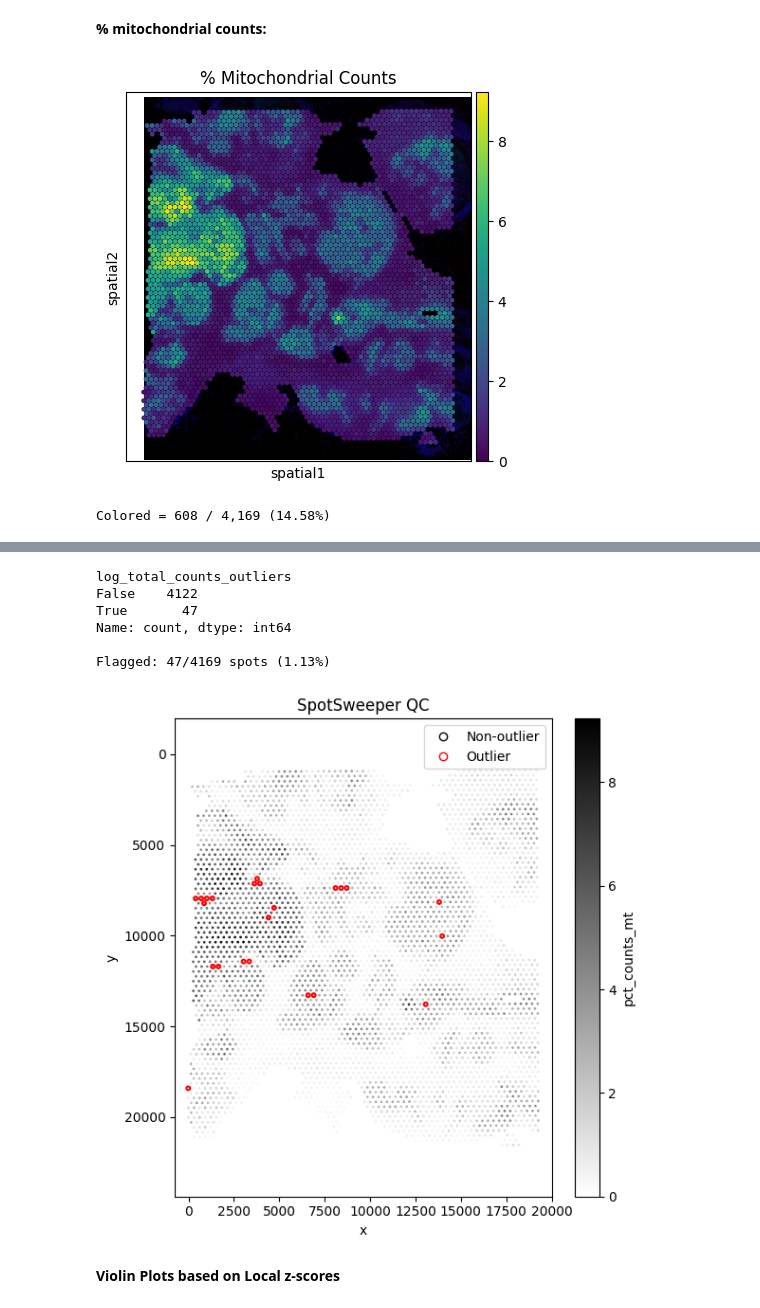
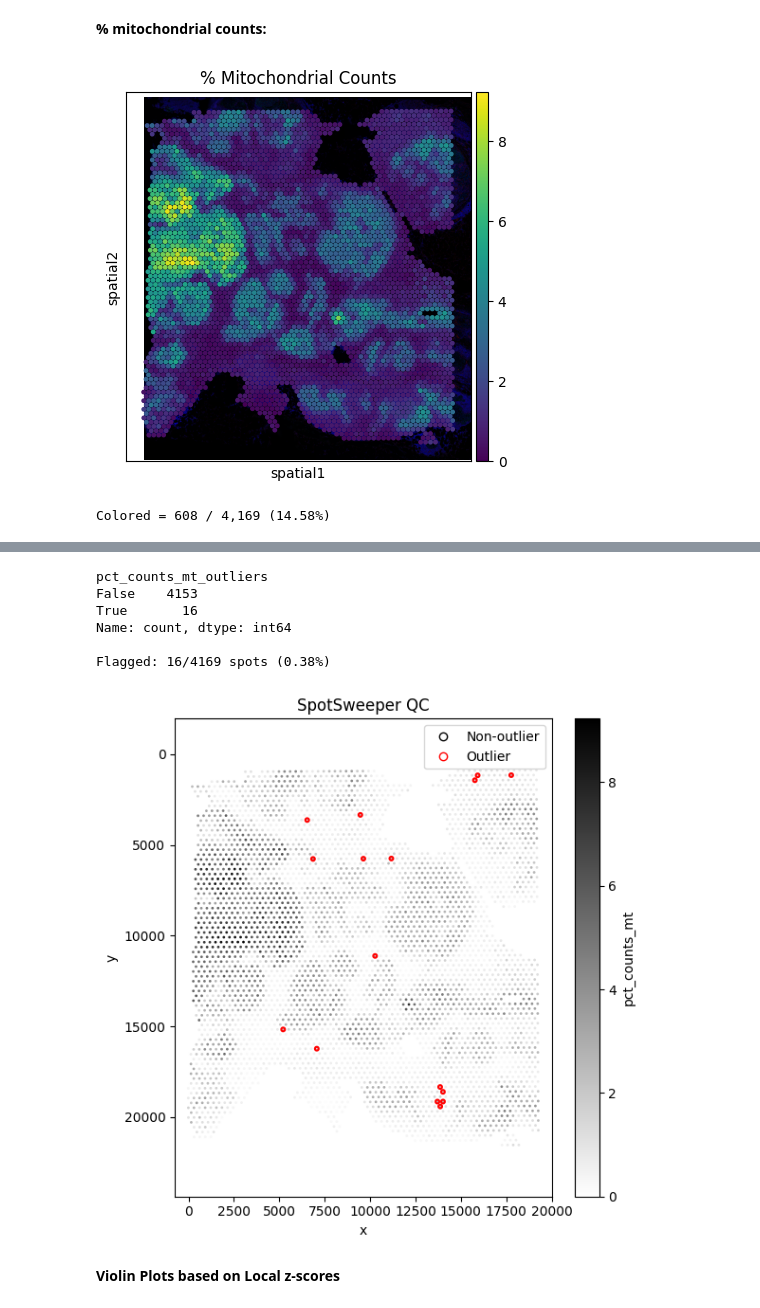
Before and after one commit to danielchen05/SpotSweeper_py_paper, a Jupyter notebook: Visium.ipynb, the cells around one changed output, grey strips where cells are left out. Cells and saved outputs as stored; diff of their text form; code cells hidden in the pictures.

Commit message:
Visium notebook update: fix outlier detection direction for % mito counts, clean up

```diff
--- a/Visium.ipynb
+++ b/Visium.ipynb
@@ -336,40 +336,40 @@ sc.pl.spatial(
     size=1.4,
     title="% Mitochondrial Counts",
 )
 
 plot_qc_metric_with_outliers(
     adata=adata,
     sample_id=None,
     metric="pct_counts_mt",
     outliers="high_mt_outlier",       # boolean column
     point_size=2,
     colors=("white", "black"),  # background color gradient
     stroke=1,
     title="Global QC"
 )
 plt.show()
 
-lo.local_outliers(adata, metric = "pct_counts_mt", sample_key = "region")
+lo.local_outliers(adata, metric = "pct_counts_mt", direction = "higher", sample_key = "region")
 plot_QC.plot_qc_metrics(adata,"region", metric = "pct_counts_mt", outliers="pct_counts_mt_outliers", title="SpotSweeper QC", legend=True) # plot outliers
 # print summary of outliers detected
-col = "log_total_counts_outliers"
+col = "pct_counts_mt_outliers"
 counts = adata.obs[col].value_counts()
 total = counts.sum()
 flagged = counts.get(True, 0)  # safely handle if no True values
 
 print(counts)
 print(f"\nFlagged: {flagged}/{total} spots ({flagged/total*100:.2f}%)")
 # %% [output]
 [figure]
 Colored = 608 / 4,169 (14.58%)
 [figure]
-log_total_counts_outliers
-False    4122
-True       47
+pct_counts_mt_outliers
+False    4153
+True       16
 Name: count, dtype: int64
 
-Flagged: 47/4169 spots (1.13%)
+Flagged: 16/4169 spots (0.38%)
-[figure, old version]
+[figure, new version]
 # %% [markdown]
 **Violin Plots based on Local z-scores**
 # %% [markdown]
```
Also changed, not shown: parts of 8 cells of this notebook.
